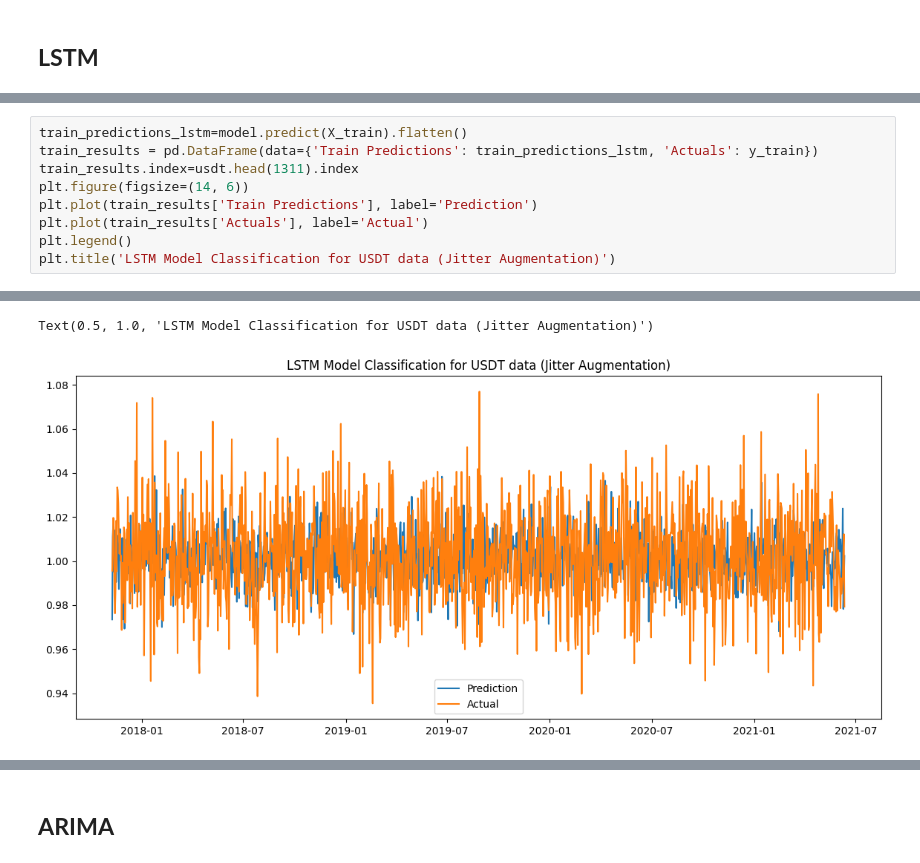
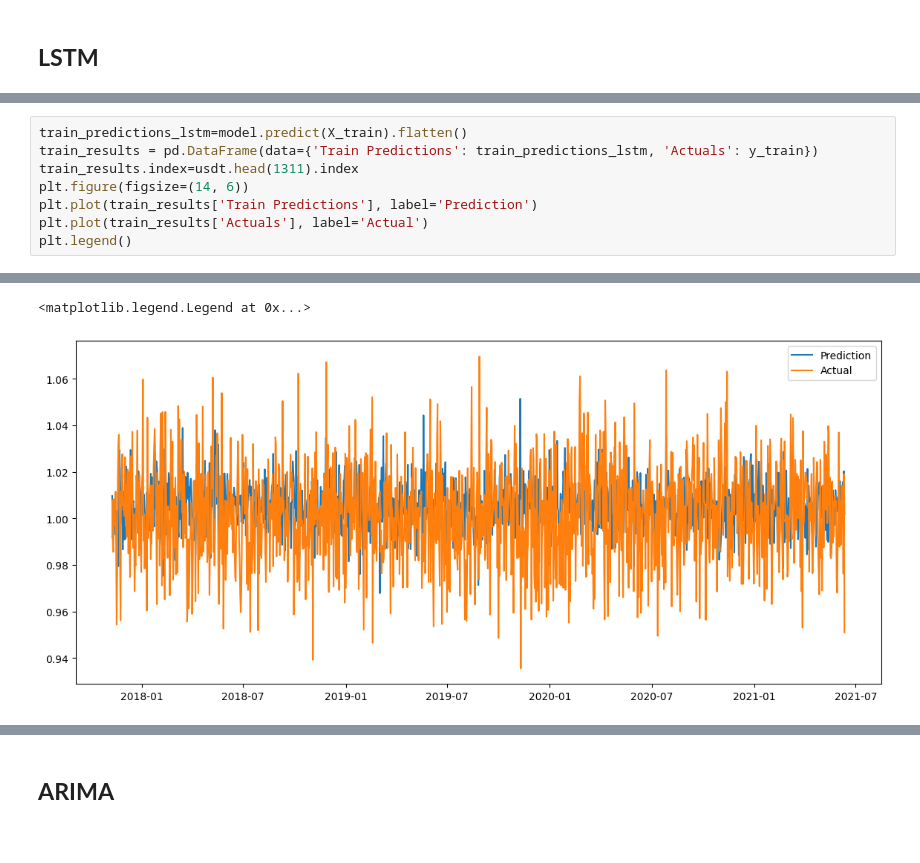
Before and after one commit to avokhuese/Ensemble-Stacking, a Jupyter notebook: Jitter_Augmentation.ipynb, the cells around one changed output, grey strips where cells are left out. Saved outputs shown, nothing was run; the diff lists cells and outputs as text.

```diff
--- a/Jitter_Augmentation.ipynb
+++ b/Jitter_Augmentation.ipynb
@@ -498,5 +359,4 @@ plt.figure(figsize=(14, 6))
 plt.plot(train_results['Train Predictions'], label='Prediction')
 plt.plot(train_results['Actuals'], label='Actual')
 plt.legend()
-plt.title('LSTM Model Classification for USDT data (Jitter Augmentation)')
 # %% [output]
@@ -504,5 +364,5 @@ plt.title('LSTM Model Classification for USDT data (Jitter Augmentation)')
-Text(0.5, 1.0, 'LSTM Model Classification for USDT data (Jitter Augmentation)')
+<matplotlib.legend.Legend at 0x...>
-[figure, old version]
+[figure, new version]
 # %%
 test_predictions_lstm=model.predict(X_test).flatten()
 test_results = pd.DataFrame(data={'Test Predictions': test_predictions_lstm, 'Actuals': y_test})
```
Also changed, not shown: parts of 37 cells of this notebook, 3 other files.
